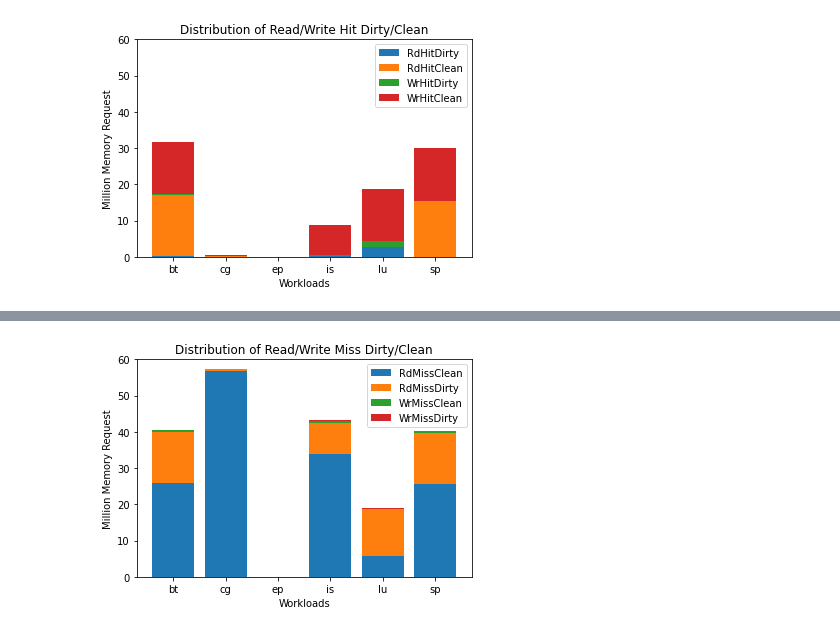
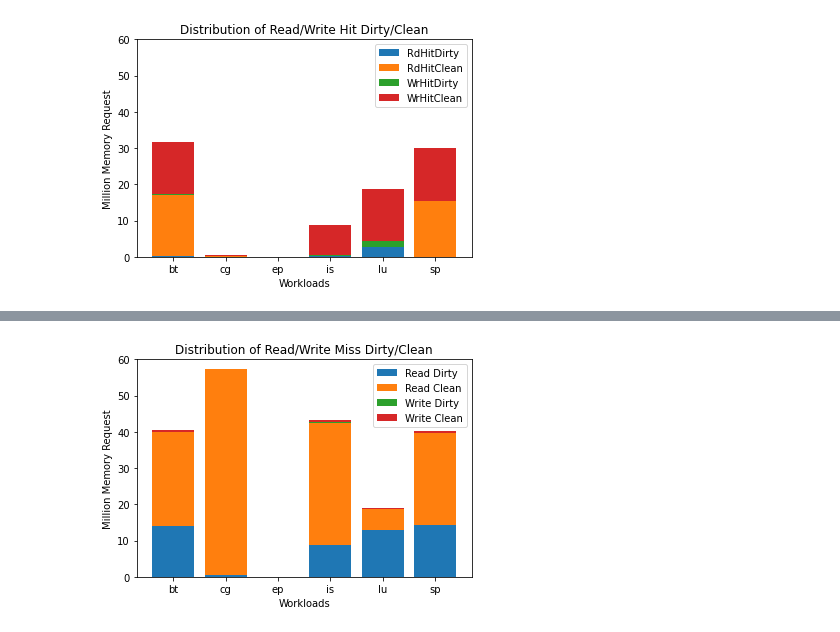
Before and after one commit to darchr/dramCacheController, a Jupyter notebook: myPlots/res_Oct_31/npb_alloy_5sec.ipynb, the cells around one changed output, grey strips where cells are left out. Saved outputs shown, nothing was run; the diff lists cells and outputs as text; code cells hidden in the pictures.

Commit message:
mem: updated graphs

```diff
--- a/myPlots/res_Oct_31/npb_alloy_5sec.ipynb
+++ b/myPlots/res_Oct_31/npb_alloy_5sec.ipynb
@@ -137,25 +198,25 @@ plt.show()
 # %%
 x = ['bt', 'cg', 'ep', 'is', 'lu', 'sp']
-y1 = df['numRdMissClean'].astype(int)/1000000
-y2 = df['numRdMissDirty'].astype(int)/1000000
-y3 = df['numWrMissClean'].astype(int)/1000000
-y4 = df['numWrMissDirty'].astype(int)/1000000
+y1 = df['numRdMissDirty'].astype(int)/1000000
+y2 = df['numRdMissClean'].astype(int)/1000000
+y3 = df['numWrMissDirty'].astype(int)/1000000
+y4 = df['numWrMissClean'].astype(int)/1000000
 
 # Multi bar Chart
 fig = plt.figure()
 fig.set_size_inches(6, 4)
 
 plt.ylim([0,60])
 
-plt.bar(x, y1, label = 'RdMissClean')
-plt.bar(x, y2, bottom=y1, label = 'RdMissDirty')
-plt.bar(x, y3, bottom=y1+y2, label = 'WrMissClean')
-plt.bar(x, y4, bottom=y1+y2+y3, label = 'WrMissDirty')
+plt.bar(x, y1, label = 'Read Dirty')
+plt.bar(x, y2, bottom=y1, label = 'Read Clean')
+plt.bar(x, y3, bottom=y1+y2, label = 'Write Dirty')
+plt.bar(x, y4, bottom=y1+y2+y3, label = 'Write Clean')
 
 plt.title("Distribution of Read/Write Miss Dirty/Clean")
 plt.xlabel("Workloads")
 plt.ylabel("Million Memory Request")
 plt.legend()
 plt.show()
 # %% [output]
-[figure, old version]
+[figure, new version]
```
Also changed, not shown: parts of 4 cells of this notebook, 1 other file.
